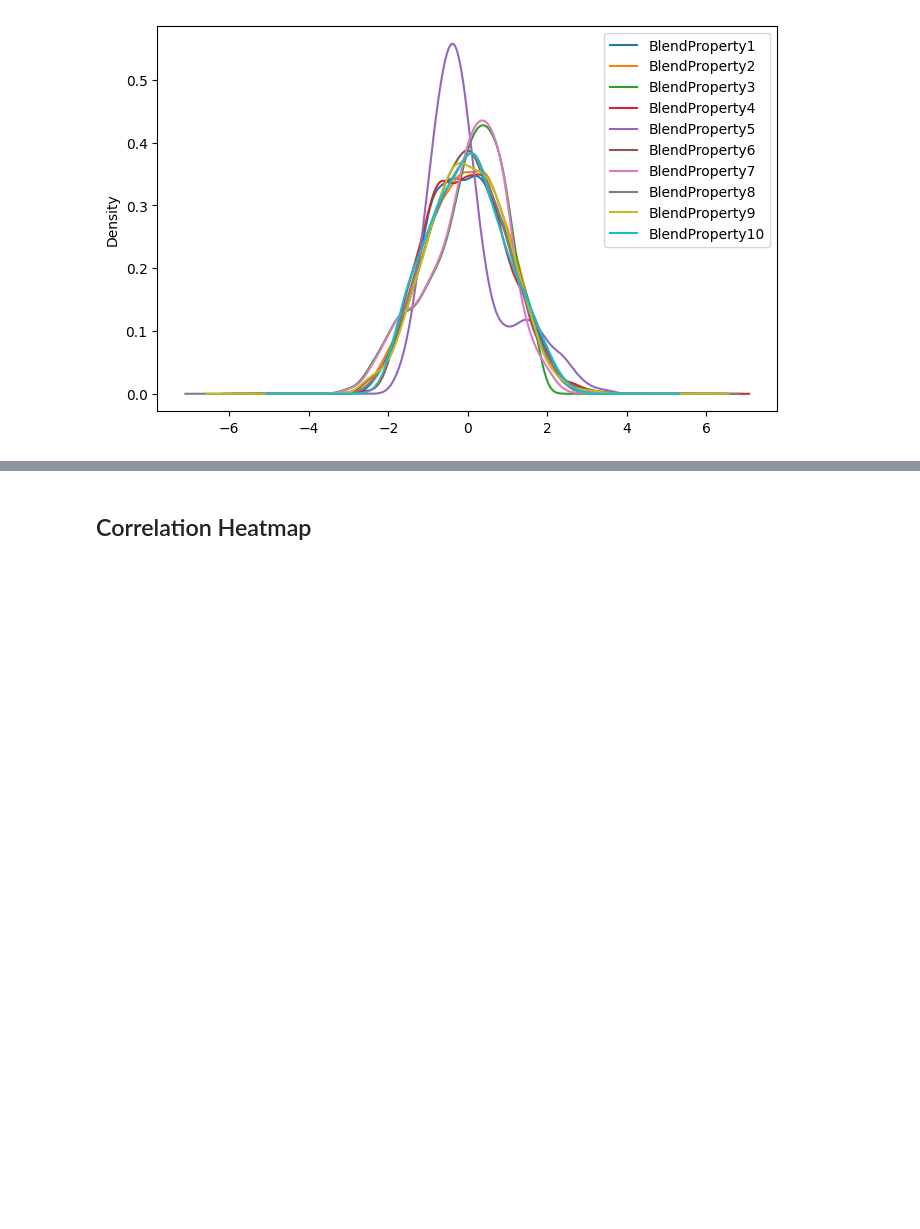
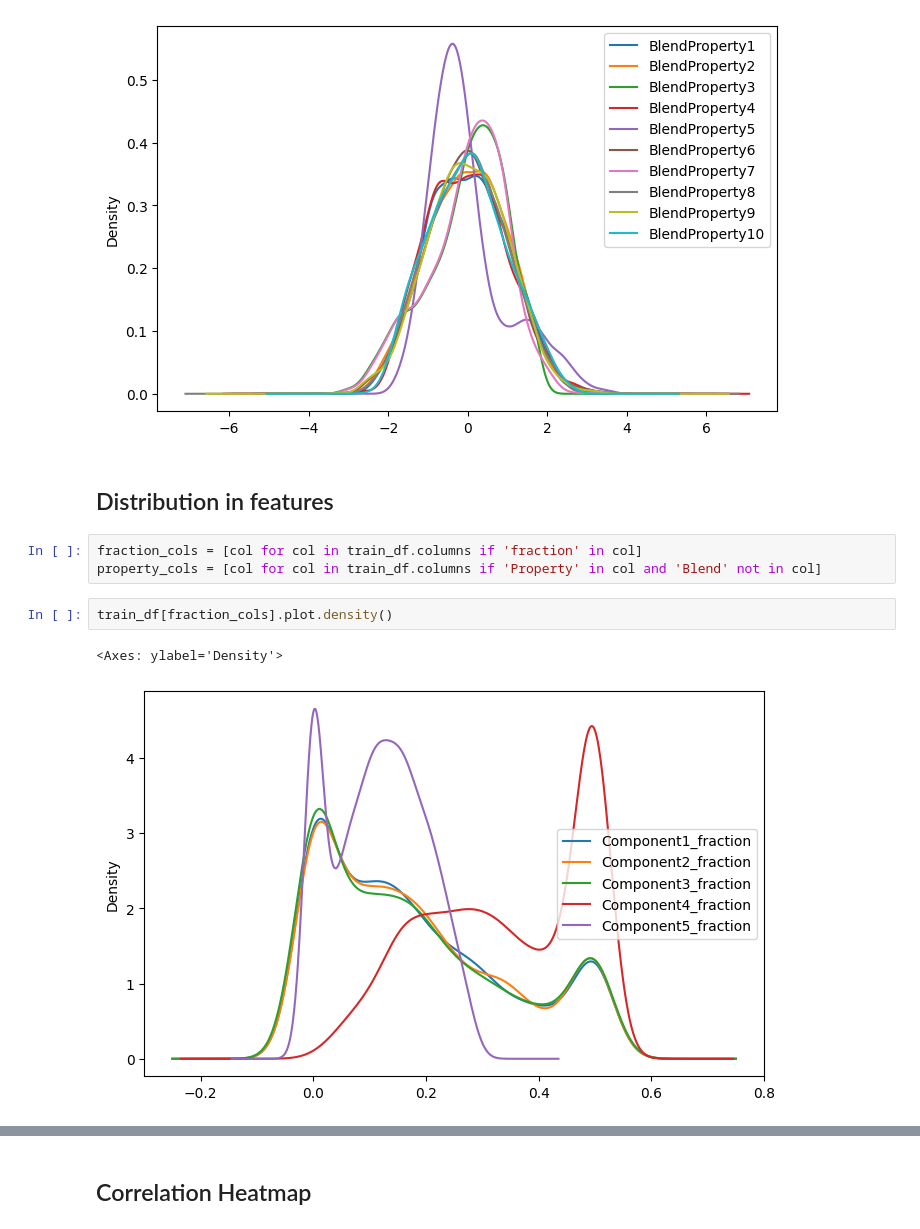
Before and after one commit to MekongDelta-mind/he_shellai_2025, a Jupyter notebook: notebooks/0.0_data_exploration.ipynb, the cells around one changed output, grey strips where cells are left out. Cells and saved outputs as stored; diff of their text form; blank space fills up the shorter version.

```diff
--- a/notebooks/0.0_data_exploration.ipynb
+++ b/notebooks/0.0_data_exploration.ipynb
@@ -129,3 +151,13 @@ train_df[target_cols].plot.density()
 # %% [output]
 <Axes: ylabel='Density'>
 [figure]
+# %% [markdown]
+## Distribution in features
+# %%
+fraction_cols = [col for col in train_df.columns if 'fraction' in col]
+property_cols = [col for col in train_df.columns if 'Property' in col and 'Blend' not in col]
+# %%
+train_df[fraction_cols].plot.density()
+# %% [output]
+<Axes: ylabel='Density'>
+[figure, added]
```
Also changed, not shown: parts of 5 cells of this notebook, 1 other file.
